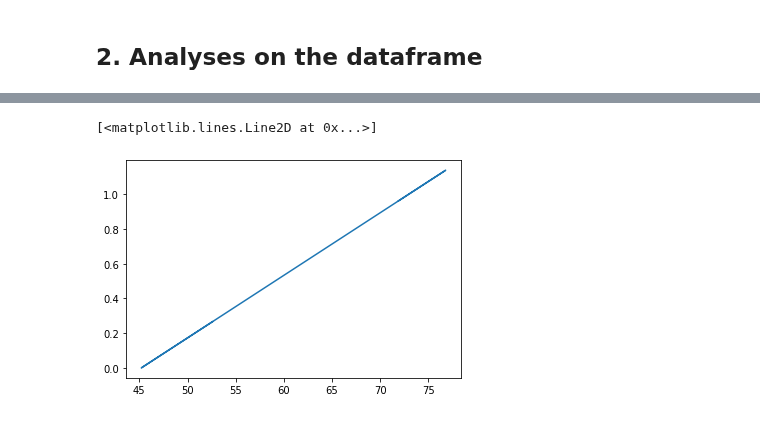
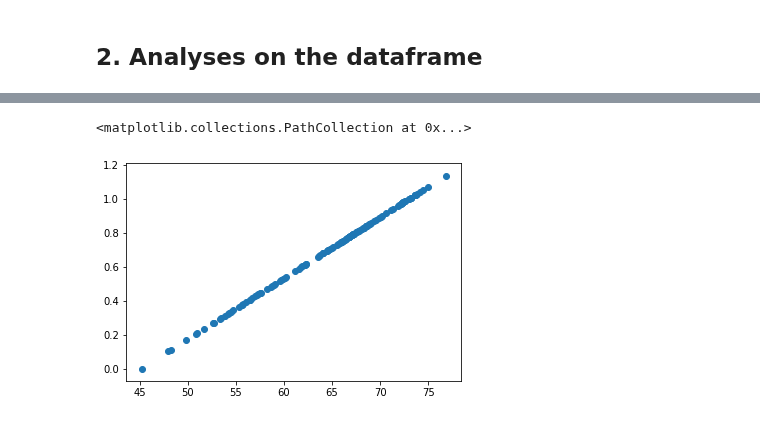
Before and after one commit to AuroreSupiot/WorldHappiness, a Jupyter notebook: Project Happiness - draft Aurore.ipynb, the cells around one changed output, grey strips where cells are left out. Saved outputs shown, nothing was run; the diff lists cells and outputs as text; code cells hidden in the pictures.

Commit message:
plot

```diff
--- a/Project Happiness - draft Aurore.ipynb
+++ b/Project Happiness - draft Aurore.ipynb
@@ -253,6 +253,8 @@ df
 | 137 | South Sudan | Sub-Saharan Africa | 2.8166 | 7.425360 | 0.553707 | 51.000000 | ... |
 | 138 | Afghanistan | South Asia | 2.5669 | 7.462861 | 0.470367 | 52.590000 | ... |
 139 rows × 20 columns
+# %%
+df['Sunshine duration per Year']= df['Sunshine duration per Year'].fillna('Not Applicable')
 # %%
 df.info()
 # %% [output]
@@ -302,6 +320,5 @@ df_corr.applymap(lambda x: 'highly correlated' if (x>0.7) & (x!=1) else 'NA')
 # %%
-import matplotlib.pyplot as plt
-plt.plot(df['Healthy life expectancy'],df['Explained by: Healthy life expectancy'])
+plt.scatter(df['Healthy life expectancy'],df['Explained by: Healthy life expectancy'])
 # %% [output]
-[<matplotlib.lines.Line2D at 0x...>]
+<matplotlib.collections.PathCollection at 0x...>
-[figure, old version]
+[figure, new version]
```
Also changed, not shown: parts of 14 cells of this notebook, 1 other file.
